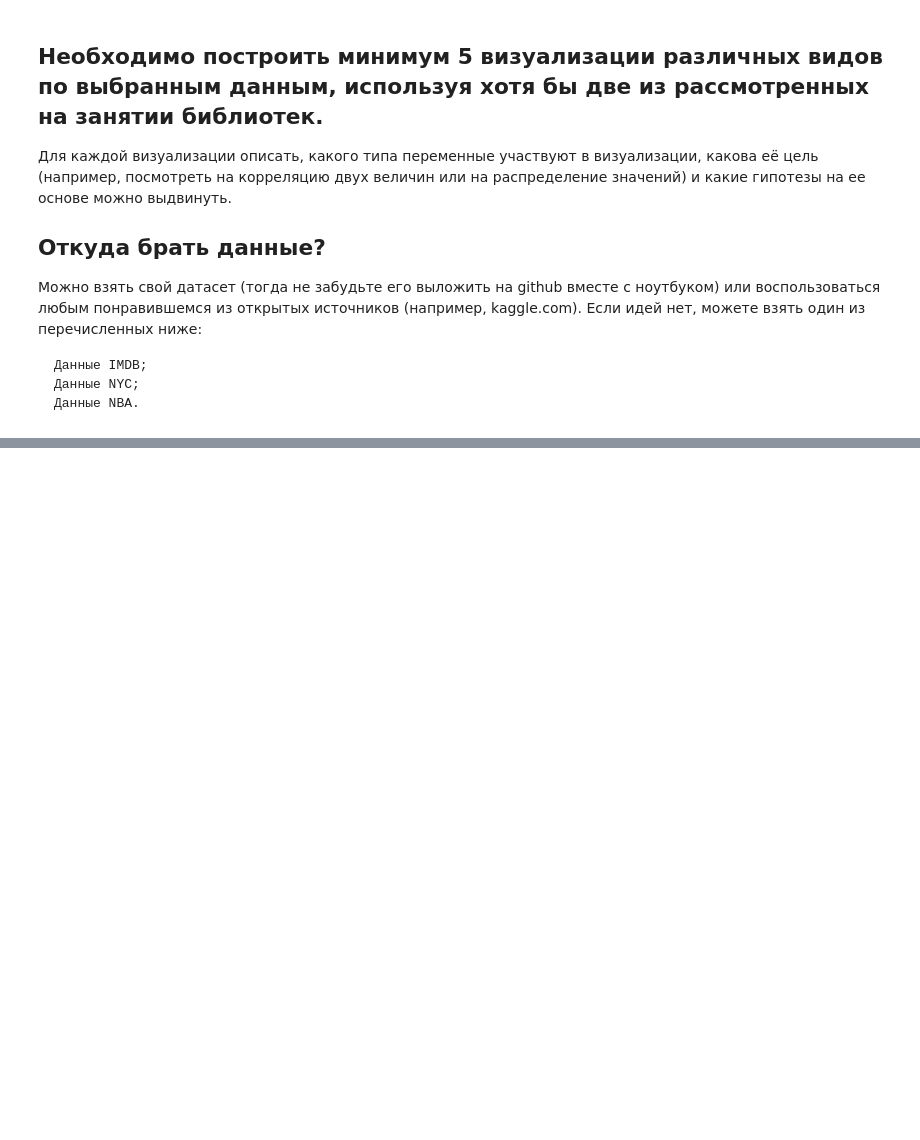
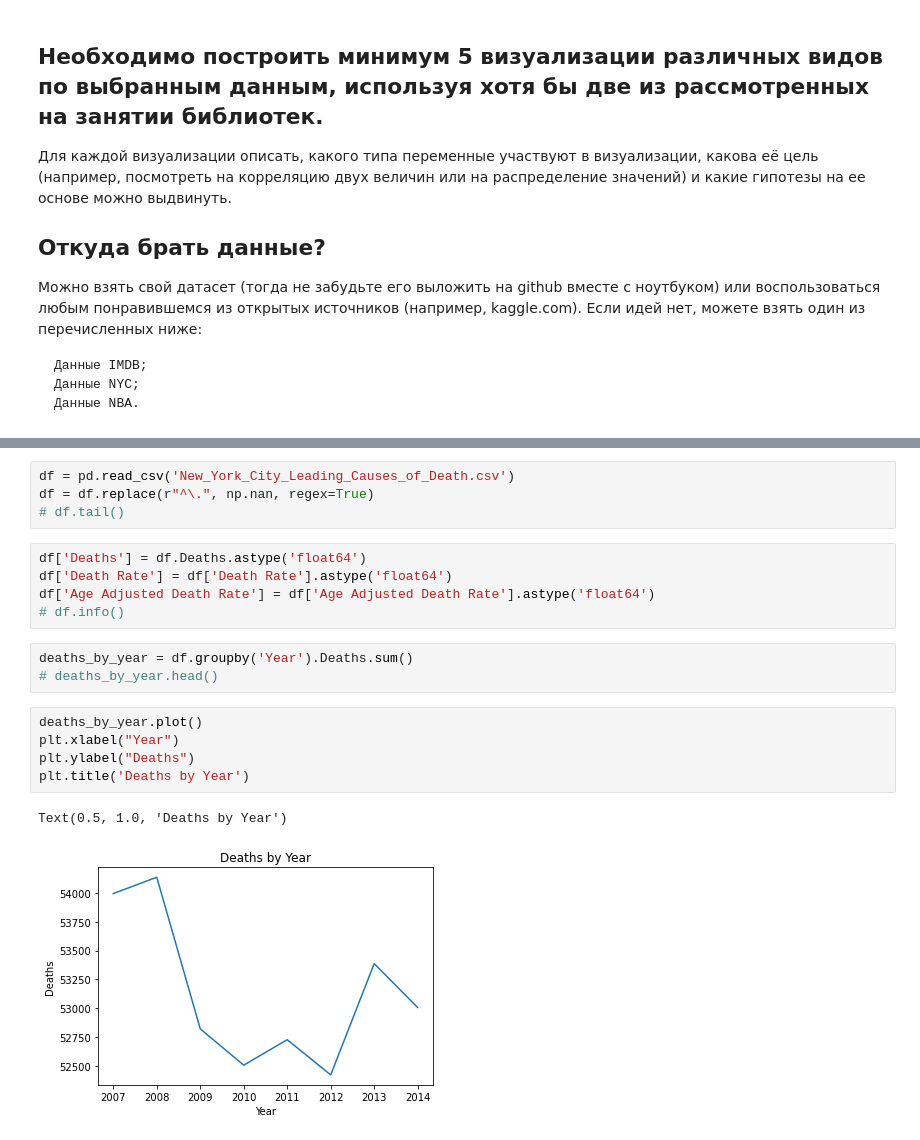
Before and after one commit to HeliosBI/PYDAHW16, a Jupyter notebook: PYDAHW16.ipynb, the cells around one changed output, grey strips where cells are left out. Cells and saved outputs as stored; diff of their text form; blank space fills up the shorter version.

Commit message:
4/5 visuals made

```diff
--- a/PYDAHW16.ipynb
+++ b/PYDAHW16.ipynb
@@ -12,0 +24,20 @@
+# %%
+df = pd.read_csv('New_York_City_Leading_Causes_of_Death.csv')
+df = df.replace(r"^\.", np.nan, regex=True)
+# df.tail()
+# %%
+df['Deaths'] = df.Deaths.astype('float64')
+df['Death Rate'] = df['Death Rate'].astype('float64')
+df['Age Adjusted Death Rate'] = df['Age Adjusted Death Rate'].astype('float64')
+# df.info()
+# %%
+deaths_by_year = df.groupby('Year').Deaths.sum()
+# deaths_by_year.head()
+# %%
+deaths_by_year.plot()
+plt.xlabel("Year")
+plt.ylabel("Deaths")
+plt.title('Deaths by Year')
+# %% [output]
+Text(0.5, 1.0, 'Deaths by Year')
+[figure, added]
```
Also changed, not shown: parts of 12 cells of this notebook.
